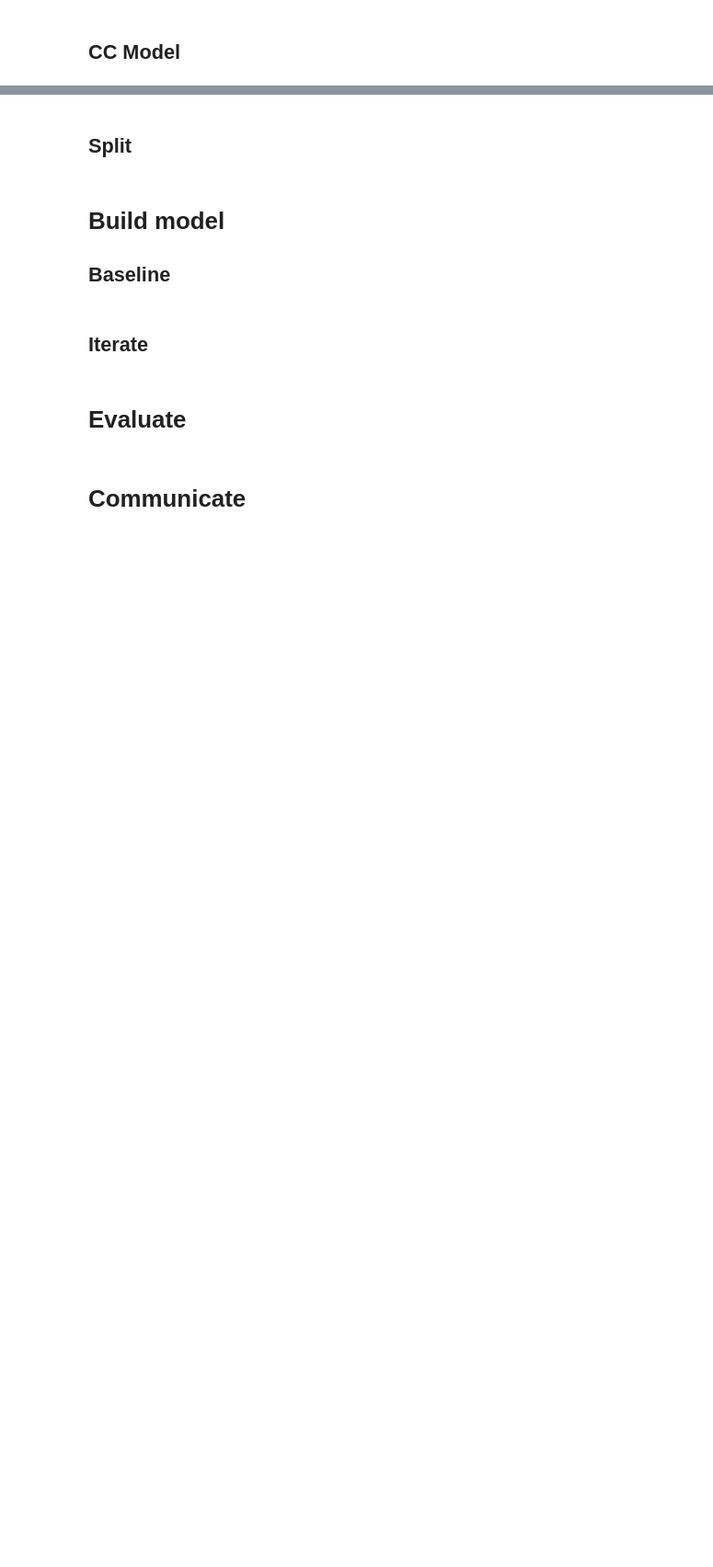
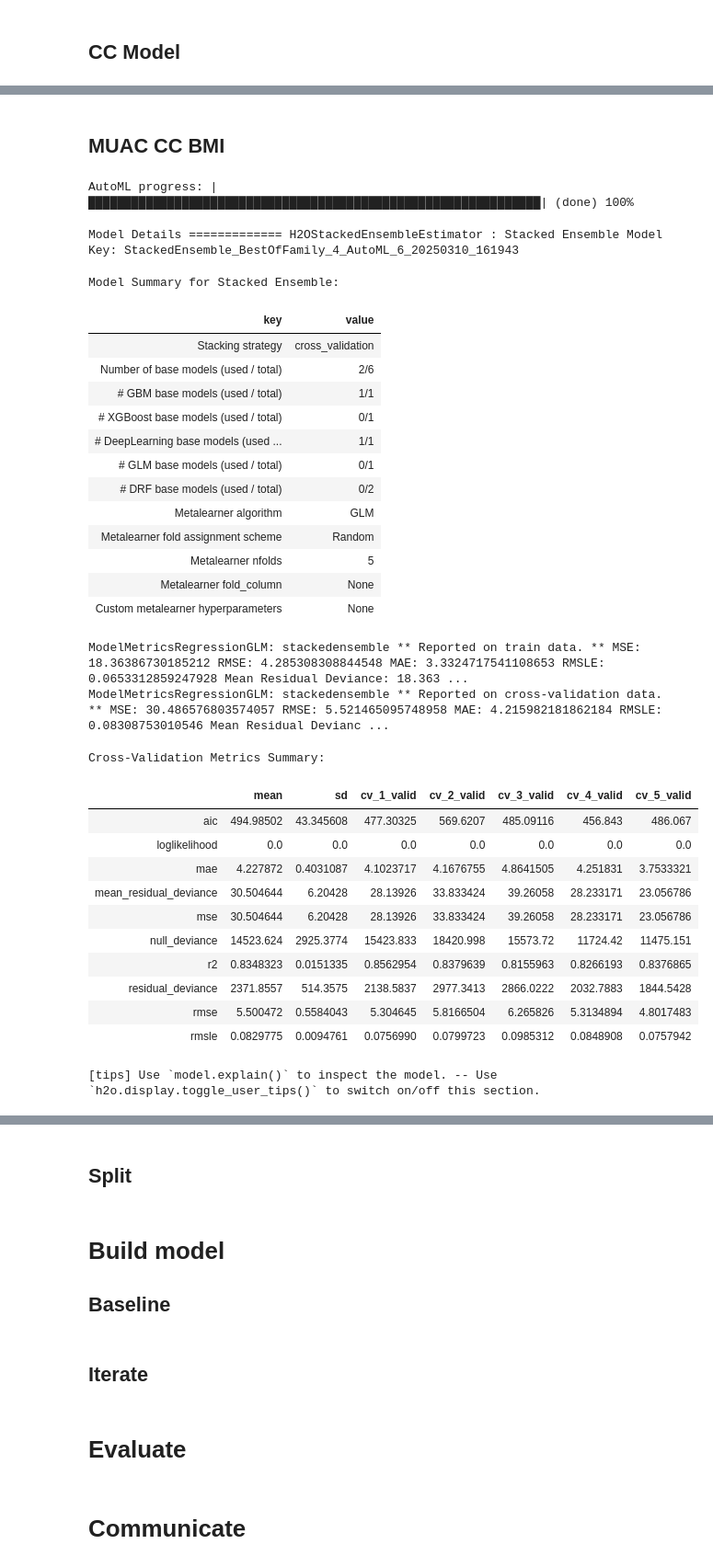
Before and after one commit to KomlaRD/Adult-Weight-Estimation, a Jupyter notebook: muac_machine_learning.ipynb, the cells around one changed output, grey strips where cells are left out. Shown: that part at 92% size. Drawn from its saved outputs; the diff is of its cells as text; code cells hidden in the pictures; blank space fills up the shorter version.

```diff
--- a/muac_machine_learning.ipynb
+++ b/muac_machine_learning.ipynb
@@ -239,0 +334,40 @@ h2o.save_model(model_cc.leader,  path="muac_model", force=True)
+# %% [markdown]
+## MUAC CC BMI
+# %%
+# Convert dataframe to H2O frame
+df_cc_muac_bmi = h2o.H2OFrame(df_cc_muac_bmi)
+
+model_cc_muac_bmi = H2OAutoML(max_runtime_secs=600, seed=1, project_name="weight_prediction_cc_muac_bmi")
+model_cc_muac_bmi.train(y=y, training_frame=df_cc_muac_bmi)
+# %% [output]
+AutoML progress: |███████████████████████████████████████████████████████████████| (done) 100%
+Model Details ============= H2OStackedEnsembleEstimator : Stacked Ensemble Model Key: StackedEnsemble_BestOfFamily_4_AutoML_6_20250310_161943
+Model Summary for Stacked Ensemble:
+| key | value |
+| Stacking strategy | cross_validation |
+| Number of base models (used / total) | 2/6 |
+| # GBM base models (used / total) | 1/1 |
+| # XGBoost base models (used / total) | 0/1 |
+| # DeepLearning base models (used ... | 1/1 |
+| # GLM base models (used / total) | 0/1 |
+| # DRF base models (used / total) | 0/2 |
+| Metalearner algorithm | GLM |
+| Metalearner fold assignment scheme | Random |
+| Metalearner nfolds | 5 |
+| Metalearner fold_column | None |
+| Custom metalearner hyperparameters | None |
+ModelMetricsRegressionGLM: stackedensemble ** Reported on train data. ** MSE: 18.36386730185212 RMSE: 4.285308308844548 MAE: 3.3324717541108653 RMSLE: 0.0653312859247928 Mean Residual Deviance: 18.363 ...
+ModelMetricsRegressionGLM: stackedensemble ** Reported on cross-validation data. ** MSE: 30.486576803574057 RMSE: 5.521465095748958 MAE: 4.215982181862184 RMSLE: 0.08308753010546 Mean Residual Devianc ...
+Cross-Validation Metrics Summary:
+|  | mean | sd | cv_1_valid | cv_2_valid | cv_3_valid | cv_4_valid | cv_5_valid |
+| aic | 494.98502 | 43.345608 | 477.30325 | 569.6207 | 485.09116 | 456.843 | 486.067 |
+| loglikelihood | 0.0 | 0.0 | 0.0 | 0.0 | 0.0 | 0.0 | 0.0 |
+| mae | 4.227872 | 0.4031087 | 4.1023717 | 4.1676755 | 4.8641505 | 4.251831 | 3.7533321 |
+| mean_residual_deviance | 30.504644 | 6.20428 | 28.13926 | 33.833424 | 39.26058 | 28.233171 | 23.056786 |
+| mse | 30.504644 | 6.20428 | 28.13926 | 33.833424 | 39.26058 | 28.233171 | 23.056786 |
+| null_deviance | 14523.624 | 2925.3774 | 15423.833 | 18420.998 | 15573.72 | 11724.42 | 11475.151 |
+| r2 | 0.8348323 | 0.0151335 | 0.8562954 | 0.8379639 | 0.8155963 | 0.8266193 | 0.8376865 |
+| residual_deviance | 2371.8557 | 514.3575 | 2138.5837 | 2977.3413 | 2866.0222 | 2032.7883 | 1844.5428 |
+| rmse | 5.500472 | 0.5584043 | 5.304645 | 5.8166504 | 6.265826 | 5.3134894 | 4.8017483 |
+| rmsle | 0.0829775 | 0.0094761 | 0.0756990 | 0.0799723 | 0.0985312 | 0.0848908 | 0.0757942 |
+[tips] Use `model.explain()` to inspect the model. -- Use `h2o.display.toggle_user_tips()` to switch on/off this section.
```
Also changed, not shown: parts of 7 cells of this notebook.
